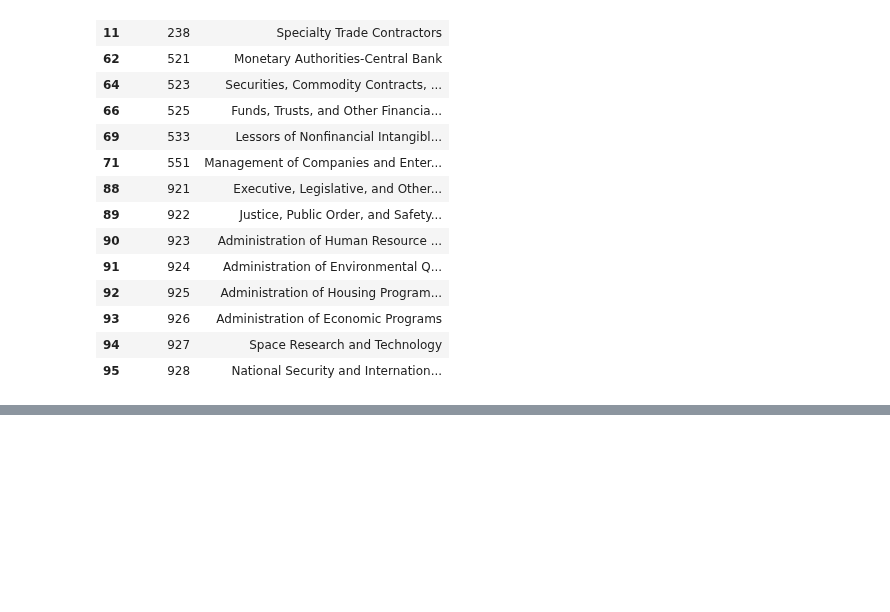
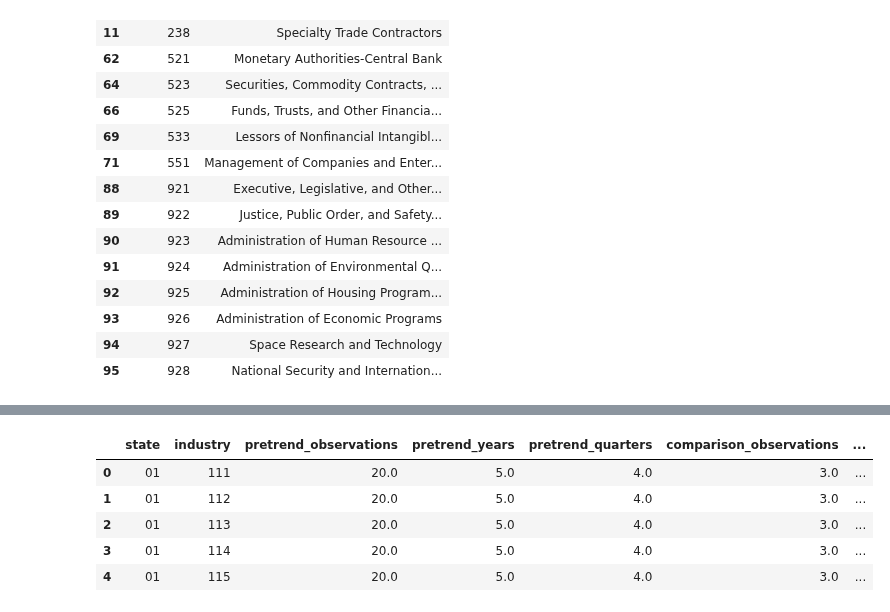
Before and after one commit to viet0901/senior-research, a Jupyter notebook: notebooks/01_research_analysis.ipynb, the cells around one changed output, grey strips where cells are left out. Saved outputs shown, nothing was run; the diff lists cells and outputs as text; code cells hidden in the pictures; blank space fills up the shorter version.

```diff
--- a/notebooks/01_research_analysis.ipynb
+++ b/notebooks/01_research_analysis.ipynb
@@ -270,0 +282,72 @@ Industries without an exposure score: 16
+# %%
+trend_key = ["state", "industry"]
+
+# Select the trend and comparison periods
+pretrend = qwi.loc[
+    (qwi["agegrp"] == "A00")
+    & qwi["period"].between("2015Q1", "2019Q4")
+].copy()
+
+comparison_2022 = qwi.loc[
+    (qwi["agegrp"] == "A00")
+    & qwi["period"].isin(["2022Q1", "2022Q2", "2022Q3"])
+].copy()
+
+
+# Count usable pre-COVID observations
+pretrend["usable_year"] = pretrend["year"].where(pretrend["EmpEnd"].notna())
+pretrend["usable_quarter"] = pretrend["quarter"].where(
+    pretrend["EmpEnd"].notna()
+)
+
+pretrend_coverage = (
+    pretrend.groupby(trend_key)
+    .agg(
+        pretrend_observations=("EmpEnd", "count"),
+        pretrend_years=("usable_year", "nunique"),
+        pretrend_quarters=("usable_quarter", "nunique"),
+    )
+    .reset_index()
+)
+
+
+# Count usable 2022 comparison observations
+comparison_coverage = (
+    comparison_2022.groupby(trend_key)["EmpEnd"]
+    .count()
+    .rename("comparison_observations")
+    .reset_index()
+)
+
+
+# Define the primary and complete-case samples
+trend_eligibility = pretrend_coverage.merge(
+    comparison_coverage,
+    on=trend_key,
+    how="outer",
+).fillna(0)
+
+trend_eligibility["eligible_primary"] = (
+    (trend_eligibility["pretrend_observations"] >= 16)
+    & (trend_eligibility["pretrend_years"] == 5)
+    & (trend_eligibility["pretrend_quarters"] == 4)
+    & (trend_eligibility["comparison_observations"] == 3)
+)
+
+trend_eligibility["eligible_complete"] = (
+    (trend_eligibility["pretrend_observations"] == 20)
+    & (trend_eligibility["comparison_observations"] == 3)
+)
+
+print("State-industry groups:", len(trend_eligibility))
+print(
+    "Eligible primary groups:",
+    trend_eligibility["eligible_primary"].sum(),
+)
+print(
+    "Eligible complete-case groups:",
+    trend_eligibility["eligible_complete"].sum(),
+)
+
+display(trend_eligibility.head())
+# %% [output]
@@ -270,0 +357,6 @@ Industries without an exposure score: 16
+|  | state | industry | pretrend_observations | pretrend_years | pretrend_quarters | comparison_observations | ... |
+| 0 | 01 | 111 | 20.0 | 5.0 | 4.0 | 3.0 | ... |
+| 1 | 01 | 112 | 20.0 | 5.0 | 4.0 | 3.0 | ... |
+| 2 | 01 | 113 | 20.0 | 5.0 | 4.0 | 3.0 | ... |
+| 3 | 01 | 114 | 20.0 | 5.0 | 4.0 | 3.0 | ... |
+| 4 | 01 | 115 | 20.0 | 5.0 | 4.0 | 3.0 | ... |
```
Also changed, not shown: parts of 26 cells of this notebook, 2 other files.
